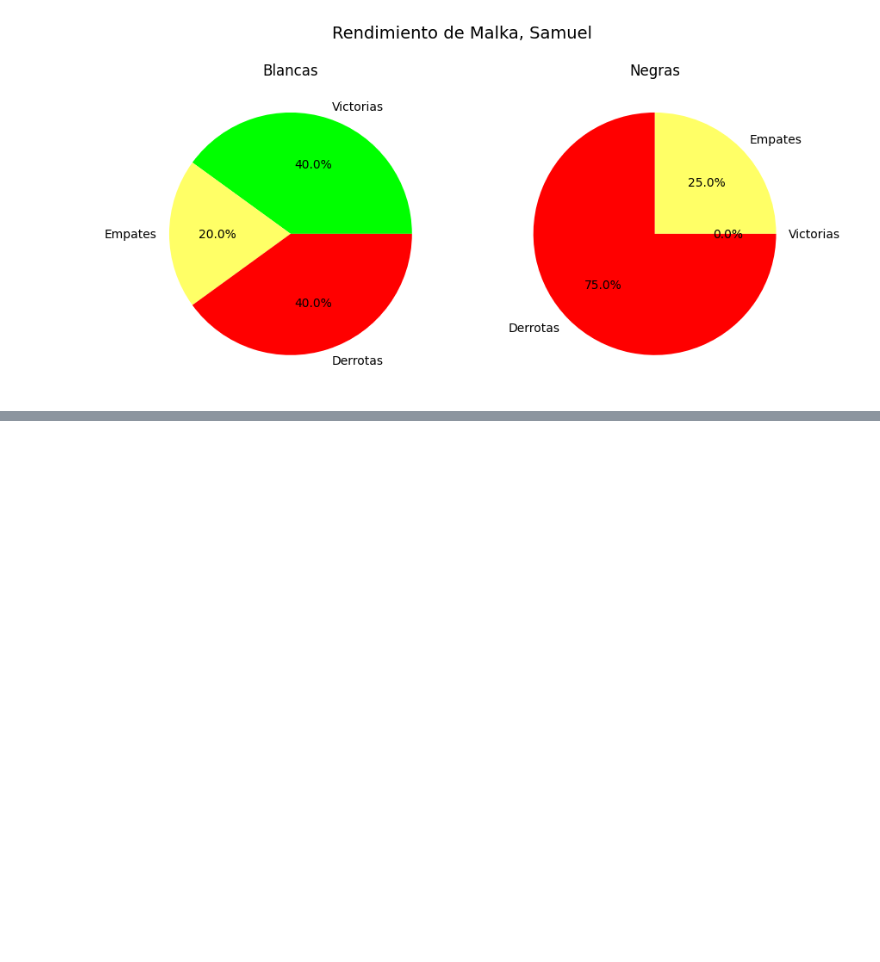
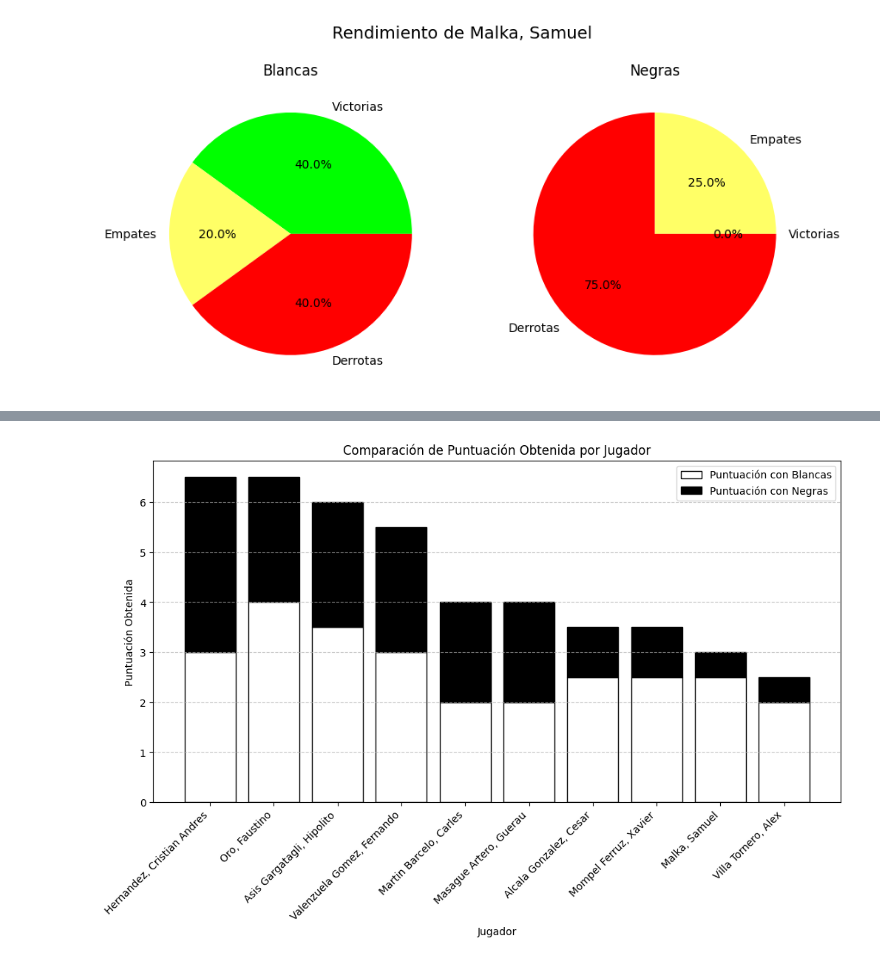
Before and after one commit to lunahernandez/ChessTournamentAnalysis, a Jupyter notebook: notebooks/Analysis.ipynb, the cells around one changed output, grey strips where cells are left out. Saved outputs shown, nothing was run; the diff lists cells and outputs as text; code cells hidden in the pictures; blank space fills up the shorter version.

```diff
--- a/notebooks/Analysis.ipynb
+++ b/notebooks/Analysis.ipynb
@@ -277,0 +273,41 @@ players_wins_comparison(details_df)
+# %%
+def players_wins_comparison(details_df):
+    players = pd.concat([details_df["White_Player"], details_df["Black_Player"]]).unique()
+    stats_list = []
+
+    for player in players:
+        white_wins = ((details_df["White_Player"] == player) & (details_df["Result"] == "1-0")).sum()
+        white_draws = ((details_df["White_Player"] == player) & (details_df["Result"] == "1/2-1/2")).sum()
+        black_wins = ((details_df["Black_Player"] == player) & (details_df["Result"] == "0-1")).sum()
+        black_draws = ((details_df["Black_Player"] == player) & (details_df["Result"] == "1/2-1/2")).sum()
+
+        stats_list.append({
+            "Player": player,
+            "Wins with White": white_wins + white_draws * 0.5,
+            "Wins with Black": black_wins + black_draws * 0.5
+        })
+
+    players_stats = pd.DataFrame(stats_list)
+
+    players_stats["Total Score"] = players_stats["Wins with White"] + players_stats["Wins with Black"]
+
+    players_stats = players_stats.sort_values(by="Total Score", ascending=False)
+
+    x = np.arange(len(players_stats))
+
+    plt.figure(figsize=(12, 6))
+    plt.bar(x, players_stats["Wins with White"], color="white", edgecolor="black", label="Puntuación con Blancas")
+    plt.bar(x, players_stats["Wins with Black"], bottom=players_stats["Wins with White"], color="black", edgecolor="black", label="Puntuación con Negras")
+
+    plt.xlabel("Jugador")
+    plt.ylabel("Puntuación Obtenida")
+    plt.title("Comparación de Puntuación Obtenida por Jugador")
+    plt.xticks(ticks=x, labels=players_stats["Player"], rotation=45, ha="right")
+    plt.legend()
+    plt.grid(axis="y", linestyle="--", alpha=0.7)
+
+    plt.show()
+
+players_wins_comparison(details_df)
+# %% [output]
+[figure, added]
```
Also changed, not shown: parts of 3 cells of this notebook.
